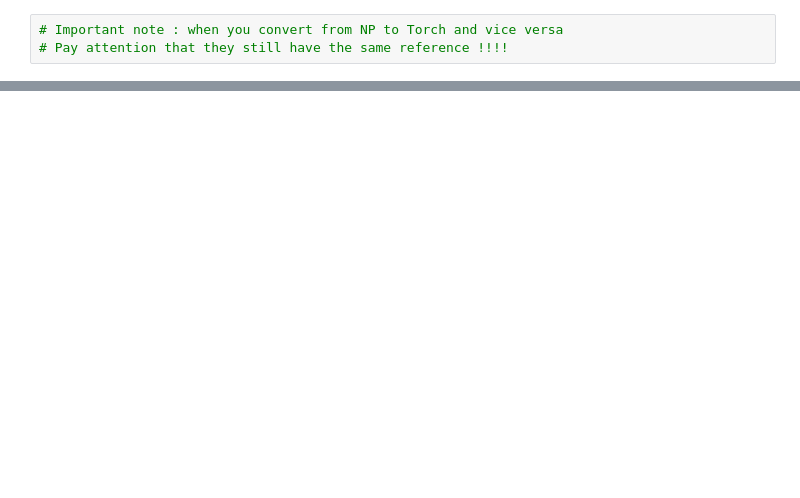
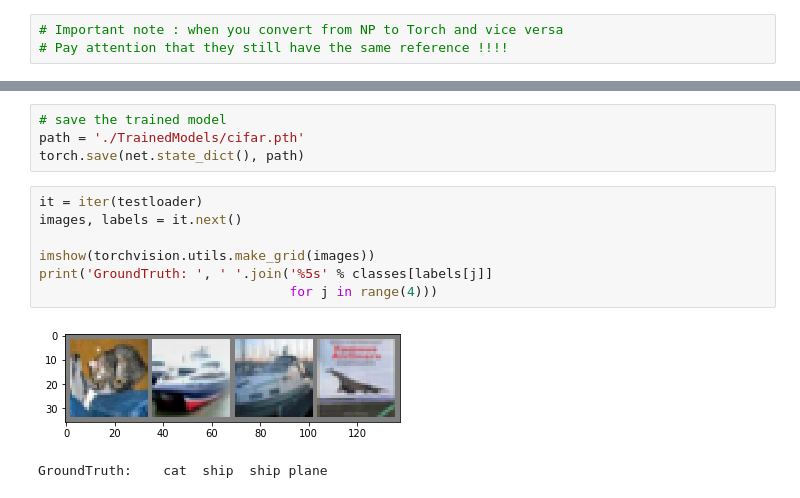
Before and after one commit to TheSharpOwl/PyTorchIntern2020, a Jupyter notebook: Test.ipynb, the cells around one changed output, grey strips where cells are left out. Drawn from its saved outputs; the diff is of its cells as text; blank space fills up the shorter version.

```diff
--- a/Test.ipynb
+++ b/Test.ipynb
@@ -91,0 +166,14 @@ print(' '.join('%5s' % classes[labels[j]] for j in range(4)))
+# %%
+# save the trained model
+path = './TrainedModels/cifar.pth'
+torch.save(net.state_dict(), path)
+# %%
+it = iter(testloader)
+images, labels = it.next()
+
+imshow(torchvision.utils.make_grid(images))
+print('GroundTruth: ', ' '.join('%5s' % classes[labels[j]]
+                                for j in range(4)))
+# %% [output]
+[figure, added]
+GroundTruth:    cat  ship  ship plane
```
Also changed, not shown: parts of 8 cells of this notebook, 4 other files.
